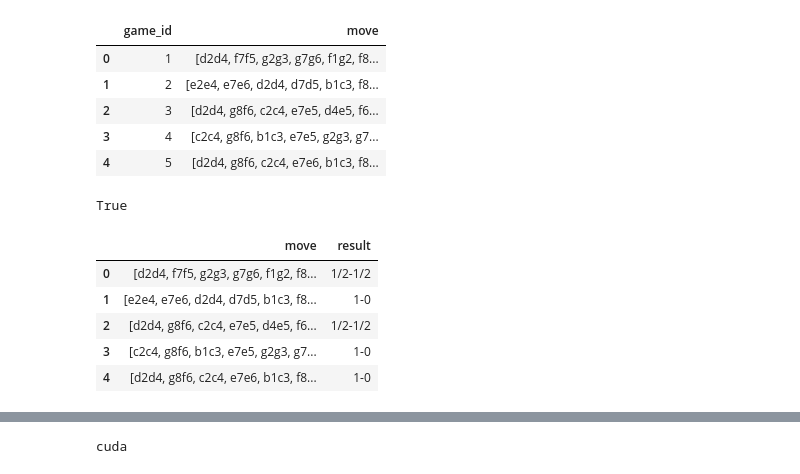
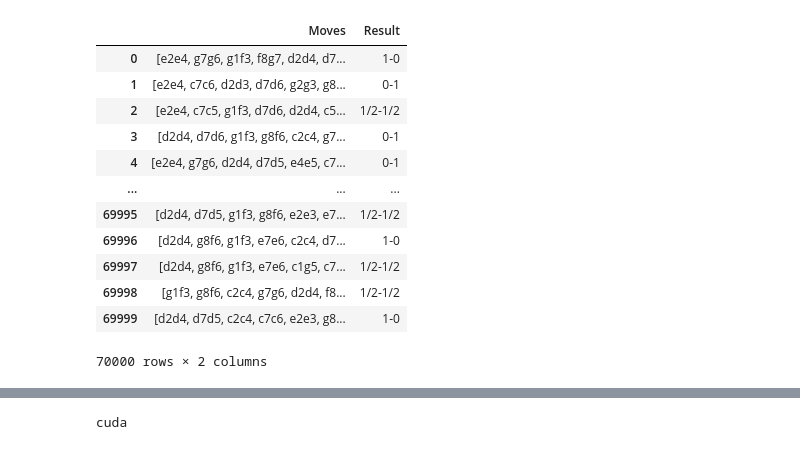
Before and after one commit to NLP-Project-PoliMi-2025/NLP-Project, a Jupyter notebook: notebooks/OutcomeClassification.ipynb, the cells around one changed output, grey strips where cells are left out. Cells and saved outputs as stored; diff of their text form; code cells hidden in the pictures.

```diff
--- a/notebooks/OutcomeClassification.ipynb
+++ b/notebooks/OutcomeClassification.ipynb
@@ -77,27 +19,25 @@ df_moves.head()
-# %%
-# group by game_id
-df_moves_grouped = df_moves.groupby('game_id')['move'].apply(list).reset_index()
-df_moves_grouped.head()
-# %% [output]
-|  | game_id | move |
-| 0 | 1 | [d2d4, f7f5, g2g3, g7g6, f1g2, f8... |
-| 1 | 2 | [e2e4, e7e6, d2d4, d7d5, b1c3, f8... |
-| 2 | 3 | [d2d4, g8f6, c2c4, e7e5, d4e5, f6... |
-| 3 | 4 | [c2c4, g8f6, b1c3, e7e5, g2g3, g7... |
-| 4 | 5 | [d2d4, g8f6, c2c4, e7e6, b1c3, f8... |
-# %%
-len(df_moves_grouped) == len(df_games)
-# %% [output]
-True
-# %%
-# Joinn the dfs by game_id
-df_merged = pd.merge(df_moves_grouped, df_games, left_on='game_id', right_on='id', how='left').drop(columns=['id', 'game_id'])
-df_merged.head()
-# %% [output]
-|  | move | result |
-| 0 | [d2d4, f7f5, g2g3, g7g6, f1g2, f8... | 1/2-1/2 |
-| 1 | [e2e4, e7e6, d2d4, d7d5, b1c3, f8... | 1-0 |
-| 2 | [d2d4, g8f6, c2c4, e7e5, d4e5, f6... | 1/2-1/2 |
-| 3 | [c2c4, g8f6, b1c3, e7e5, g2g3, g7... | 1-0 |
-| 4 | [d2d4, g8f6, c2c4, e7e6, b1c3, f8... | 1-0 |
+# %%
+from nlpChess.utils.DatasetLoader import loadDataset
+
+dataset = loadDataset()
+# %%
+dataset_train = dataset['train'].to_pandas()[['Moves', 'Result']]
+dataset_test = dataset['test'].to_pandas()[['Moves', 'Result']]
+dataset_val = dataset['validation'].to_pandas()[['Moves', 'Result']]
+# %%
+dataset_train
+# %% [output]
+|  | Moves | Result |
+| 0 | [e2e4, g7g6, g1f3, f8g7, d2d4, d7... | 1-0 |
+| 1 | [e2e4, c7c6, d2d3, d7d6, g2g3, g8... | 0-1 |
+| 2 | [e2e4, c7c5, g1f3, d7d6, d2d4, c5... | 1/2-1/2 |
+| 3 | [d2d4, d7d6, g1f3, g8f6, c2c4, g7... | 0-1 |
+| 4 | [e2e4, g7g6, d2d4, d7d5, e4e5, c7... | 0-1 |
+| ... | ... | ... |
+| 69995 | [d2d4, d7d5, g1f3, g8f6, e2e3, e7... | 1/2-1/2 |
+| 69996 | [d2d4, g8f6, g1f3, e7e6, c2c4, d7... | 1-0 |
+| 69997 | [d2d4, g8f6, g1f3, e7e6, c1g5, c7... | 1/2-1/2 |
+| 69998 | [g1f3, g8f6, c2c4, g7g6, d2d4, f8... | 1/2-1/2 |
+| 69999 | [d2d4, d7d5, c2c4, c7c6, e2e3, g8... | 1-0 |
+70000 rows × 2 columns
 # %%
```
Also changed, not shown: parts of 32 cells of this notebook.
